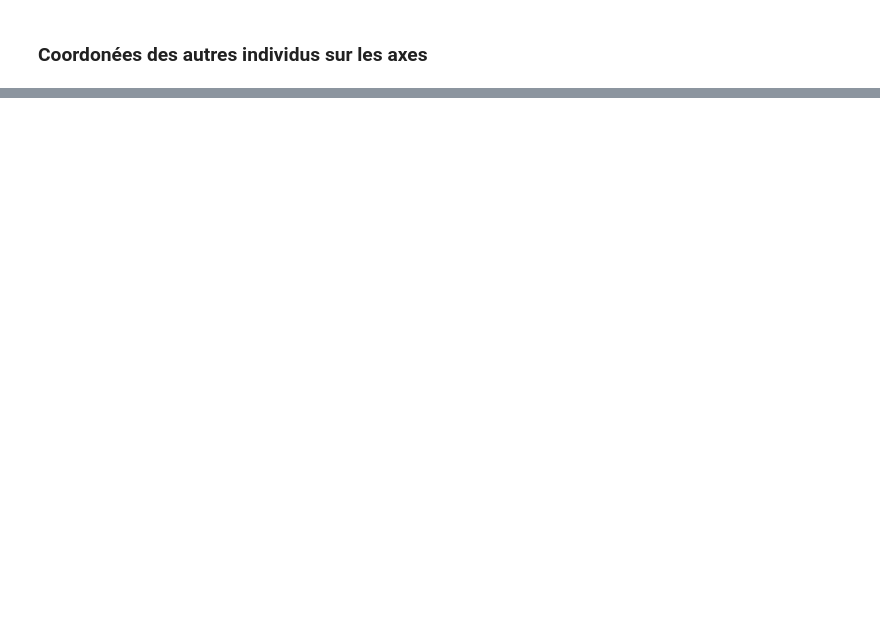
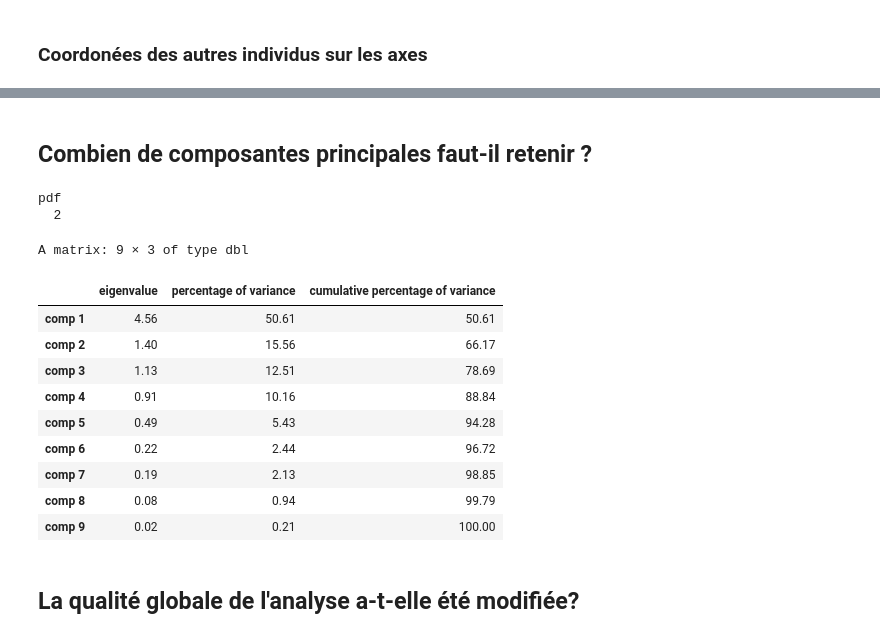
Before and after one commit to pau-anto/MathsForR, a Jupyter notebook: acp/europe_data.ipynb, the cells around one changed output, grey strips where cells are left out. Drawn from its saved outputs; the diff is of its cells as text; code cells hidden in the pictures; blank space fills up the shorter version.

```diff
--- a/acp/europe_data.ipynb
+++ b/acp/europe_data.ipynb
@@ -457,0 +521,44 @@ A matrix: 24 × 4 of type dbl
+# %% [markdown]
+## Combien de composantes principales faut-il retenir ?
+# %%
+png("./graphs_&_tables/scree_plot_lu.png", width = 800, height = 600, res = 120)
+
+# récupérer les valeurs propres
+vp_lu <- res.pca_lu$eig[, 1]
+
+plot(1:length(vp_lu), vp_lu, type = "b", pch = 19,
+     xlab = "Axes principaux",
+     ylab = "Valeurs propres")
+
+
+# ligne du critère de Kaiser
+abline(h = 1, col = "red", lty = 2)
+
+legend("topright",
+       legend = expression("Critère de Kaiser (" * lambda == 1 * ")"),
+       col = "red",
+       lty = 2,
+       lwd = 1,
+       bty = "n")
+
+dev.off()
+# %% [output]
+pdf
+  2
+# %%
+res_filtre <- round(res.pca_lu$eig, 2)
+res_filtre
+# %% [output]
+A matrix: 9 × 3 of type dbl
+|  | eigenvalue | percentage of variance | cumulative percentage of variance |
+| comp 1 | 4.56 | 50.61 | 50.61 |
+| comp 2 | 1.40 | 15.56 | 66.17 |
+| comp 3 | 1.13 | 12.51 | 78.69 |
+| comp 4 | 0.91 | 10.16 | 88.84 |
+| comp 5 | 0.49 | 5.43 | 94.28 |
+| comp 6 | 0.22 | 2.44 | 96.72 |
+| comp 7 | 0.19 | 2.13 | 98.85 |
+| comp 8 | 0.08 | 0.94 | 99.79 |
+| comp 9 | 0.02 | 0.21 | 100.00 |
+# %% [markdown]
+##  La qualité globale de l'analyse a-t-elle été modifiée?
```
Also changed, not shown: parts of 11 cells of this notebook.
